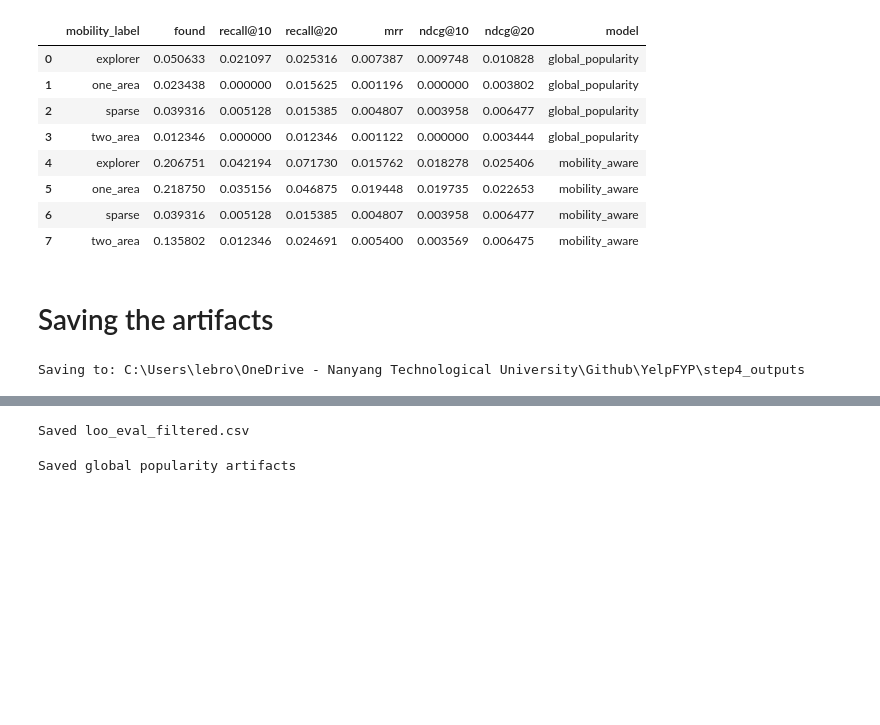
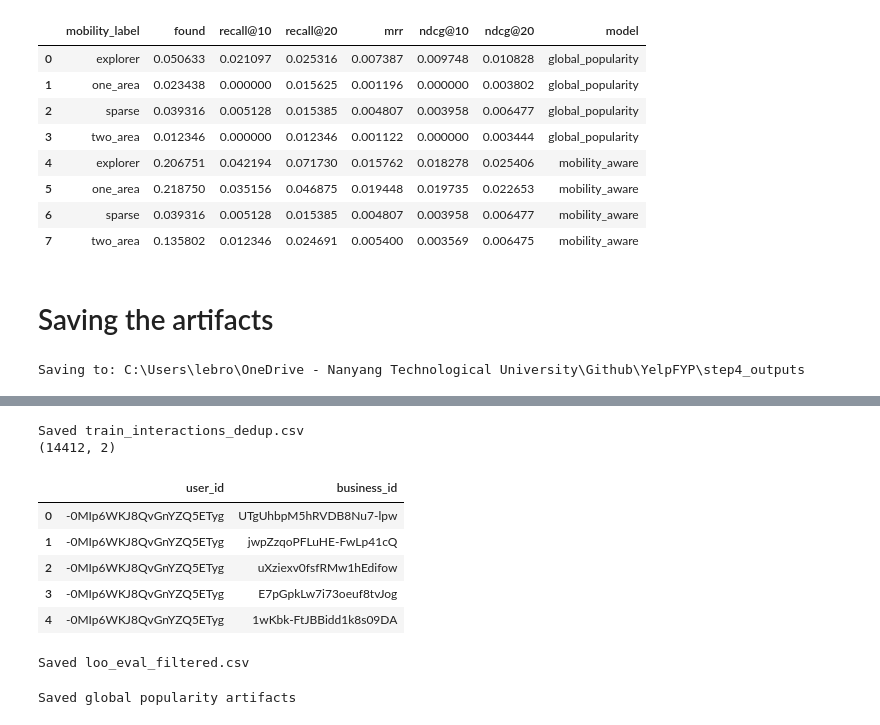
Before and after one commit to bron322/YelpFYP, a Jupyter notebook: notebooks/build_step4.ipynb, the cells around one changed output, grey strips where cells are left out. Drawn from its saved outputs; the diff is of its cells as text; code cells hidden in the pictures; blank space fills up the shorter version.

```diff
--- a/build_step4.ipynb
+++ b/notebooks/build_step4.ipynb
@@ -512,3 +642,23 @@ Saving to: C:\Users\lebro\OneDrive - Nanyang Technological University\Github\Yel
+# %%
+train_interactions_dedup = (
+    train_visits_filtered[["user_id", "business_id"]]
+    .drop_duplicates()
+    .copy()
+)
+train_interactions_dedup.to_csv(STEP4_DIR / "train_interactions_dedup.csv", index=False)
+
+print("Saved train_interactions_dedup.csv")
+print(train_interactions_dedup.shape)
+display(train_interactions_dedup.head())
+# %% [output]
+Saved train_interactions_dedup.csv
+(14412, 2)
+|  | user_id | business_id |
+| 0 | -0MIp6WKJ8QvGnYZQ5ETyg | UTgUhbpM5hRVDB8Nu7-lpw |
+| 1 | -0MIp6WKJ8QvGnYZQ5ETyg | jwpZzqoPFLuHE-FwLp41cQ |
+| 2 | -0MIp6WKJ8QvGnYZQ5ETyg | uXziexv0fsfRMw1hEdifow |
+| 3 | -0MIp6WKJ8QvGnYZQ5ETyg | E7pGpkLw7i73oeuf8tvJog |
+| 4 | -0MIp6WKJ8QvGnYZQ5ETyg | 1wKbk-FtJBBidd1k8s09DA |
 # %%
 loo_eval_filtered.to_csv(STEP4_DIR / "loo_eval_filtered.csv", index=False)
 print("Saved loo_eval_filtered.csv")
```
Also changed, not shown: parts of 4 cells of this notebook, 15 other files.
